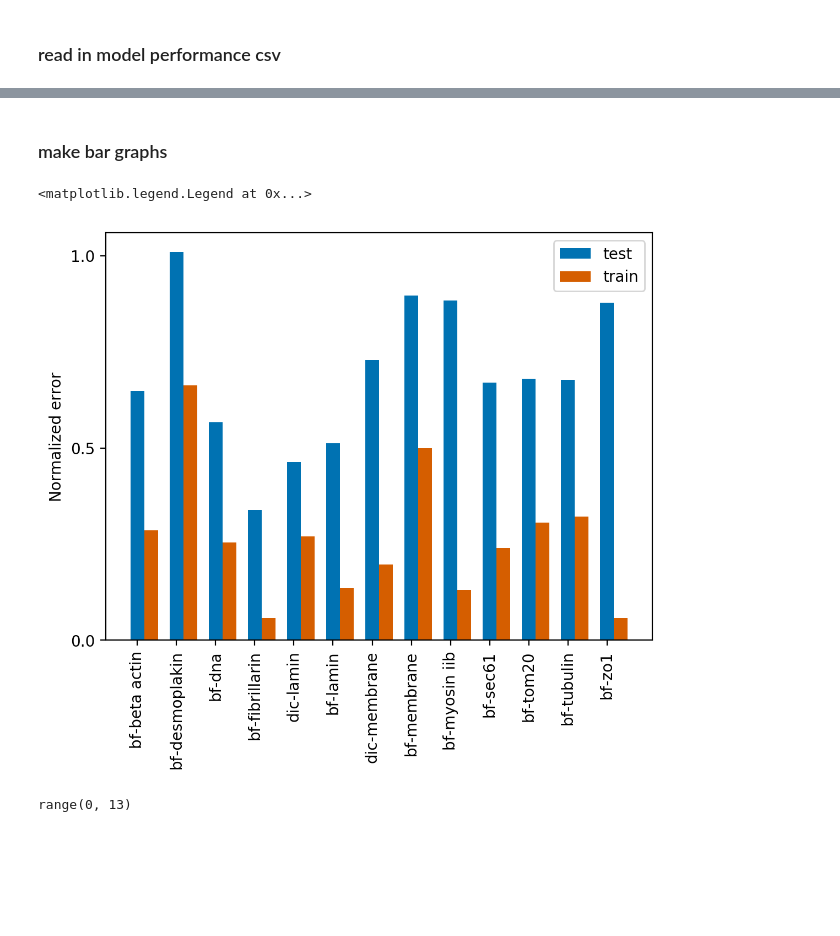
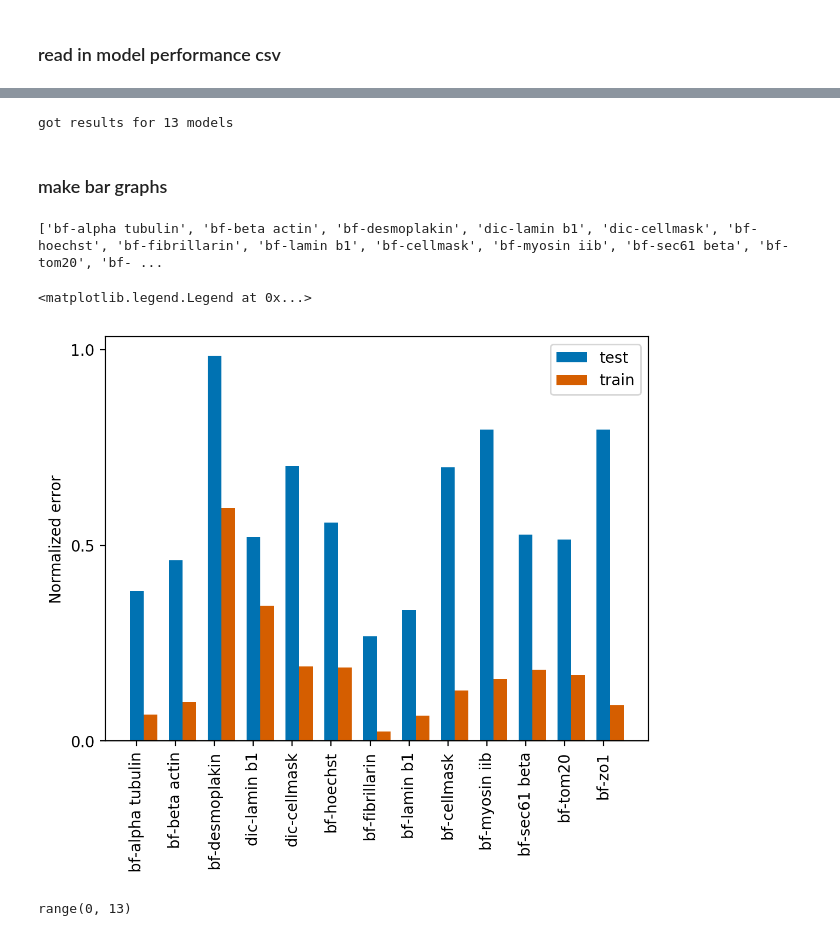
Before and after one commit to AllenCellModeling/pytorch_fnet, a Jupyter notebook: notebooks/figure_x_model_eval_bar_graph.ipynb, the cells around one changed output, grey strips where cells are left out. Drawn from its saved outputs; the diff is of its cells as text; code cells hidden in the pictures; blank space fills up the shorter version.

```diff
--- a/notebooks/figure_x_model_eval_bar_graph.ipynb
+++ b/notebooks/figure_x_model_eval_bar_graph.ipynb
@@ -29,26 +8,51 @@ df_losses
+# %%
+path_csv = '../results_latest/results_all.csv'
+df_losses = pd.read_csv(path_csv).sort_values(by='name_model')
+
+target_list = [
+    'alpha_tubulin', 'beta_actin', 'desmoplakin', 'dic_lamin_b1',
+    'dic_membrane', 'dna', 'fibrillarin', 'lamin_b1',
+    'membrane', 'myosin_iib', 'sec61_beta', 'tom20',
+    'zo1',
+]
+mask = df_losses['name_model'].isin(target_list)
+df_losses = df_losses[mask]
+print('got results for {:d} models'.format(df_losses.shape[0]))
+# %% [output]
+got results for 13 models
 # %% [markdown]
 ### make bar graphs
 # %%
 plt.style.use('default')
 fig, ax = plt.subplots()
 fig.dpi = 200
 width = 0.35
 legend_loc = (0.32, 0.8)
 
-x_labels = df_losses['trans_modality'] + '-' + df_losses['target']
-#df_losses.plot.bar(x=x_labels, y='l2_test', ax=ax)
-ind = np.arange(x_labels.size)
+def label_fixer(x):
+    label = x.replace('_', ' ')
+    label = label.replace('dna', 'hoechst')
+    label = label.replace('membrane', 'cellmask')
+    if label.startswith('dic'):
+        return 'dic-' + label.replace('dic ', '')
+    return 'bf-' + label
+
+x_labels = [label_fixer(i) for i in df_losses['name_model']]
+print(x_labels)
+
+ind = np.arange(len(x_labels))
 ax.bar(ind, df_losses['l2_norm_test'], width=width, color='#0072b2')
 ax.bar(ind+width, df_losses['l2_norm_train'], width=width, color='#d55e00')
 
-ax.set_xticks(range(x_labels.size))
+ax.set_xticks(ind)
 ax.set_xticklabels(x_labels, rotation='vertical')
 ax.set_yticks([0.0, 0.5, 1.0])
 plt.ylabel('Normalized error')
 ax.legend(['test', 'train'])
 # %% [output]
-<matplotlib.legend.Legend at 0x...>
+['bf-alpha tubulin', 'bf-beta actin', 'bf-desmoplakin', 'dic-lamin b1', 'dic-cellmask', 'bf-hoechst', 'bf-fibrillarin', 'bf-lamin b1', 'bf-cellmask', 'bf-myosin iib', 'bf-sec61 beta', 'bf-tom20', 'bf- ...
+<matplotlib.legend.Legend at 0x...>
-[figure, old version]
+[figure, new version]
 # %%
 ind
 # %% [output]
```
Also changed, not shown: parts of 1 cell of this notebook, 3 other files.
